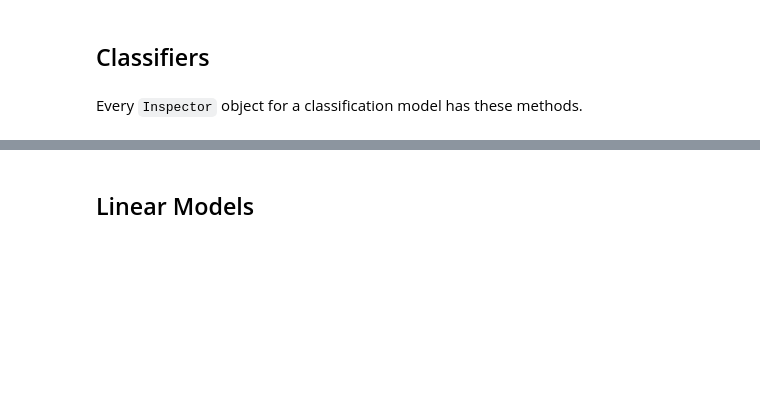
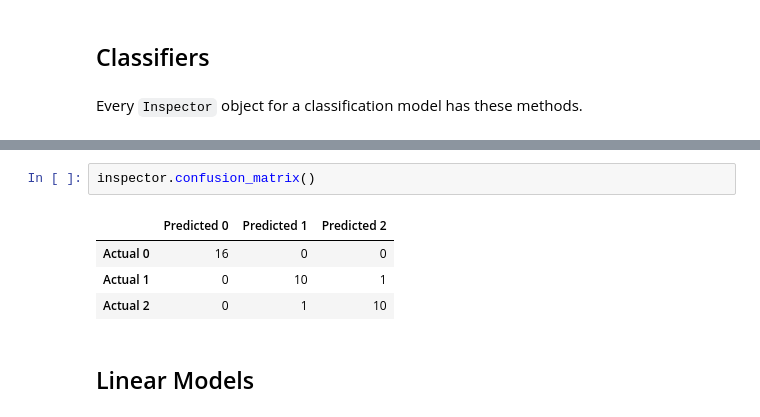
Before and after one commit to gsganden/model_inspector, a Jupyter notebook: 00_inspect.ipynb, the cells around one changed output, grey strips where cells are left out. Drawn from its saved outputs; the diff is of its cells as text; blank space fills up the shorter version.

Commit message:
Add confusion matrices

```diff
--- a/00_inspect.ipynb
+++ b/00_inspect.ipynb
@@ -1497,3 +1540,10 @@ ax = metrics_by_thresh.iloc[:-1].plot(x="thresh")
+# %%
+inspector.confusion_matrix()
+# %% [output]
+|  | Predicted 0 | Predicted 1 | Predicted 2 |
+| Actual 0 | 16 | 0 | 0 |
+| Actual 1 | 0 | 10 | 1 |
+| Actual 2 | 0 | 1 | 10 |
 # %% [markdown]
 ## Linear Models
 # %% [markdown]
```
Also changed, not shown: parts of 28 cells of this notebook, 8 other files.
